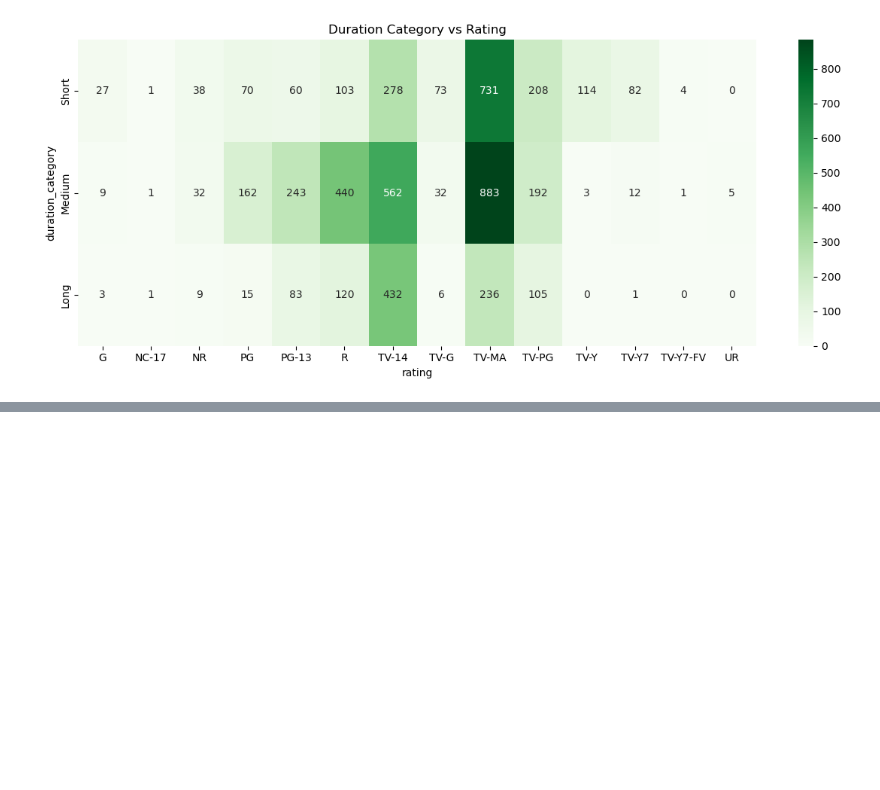
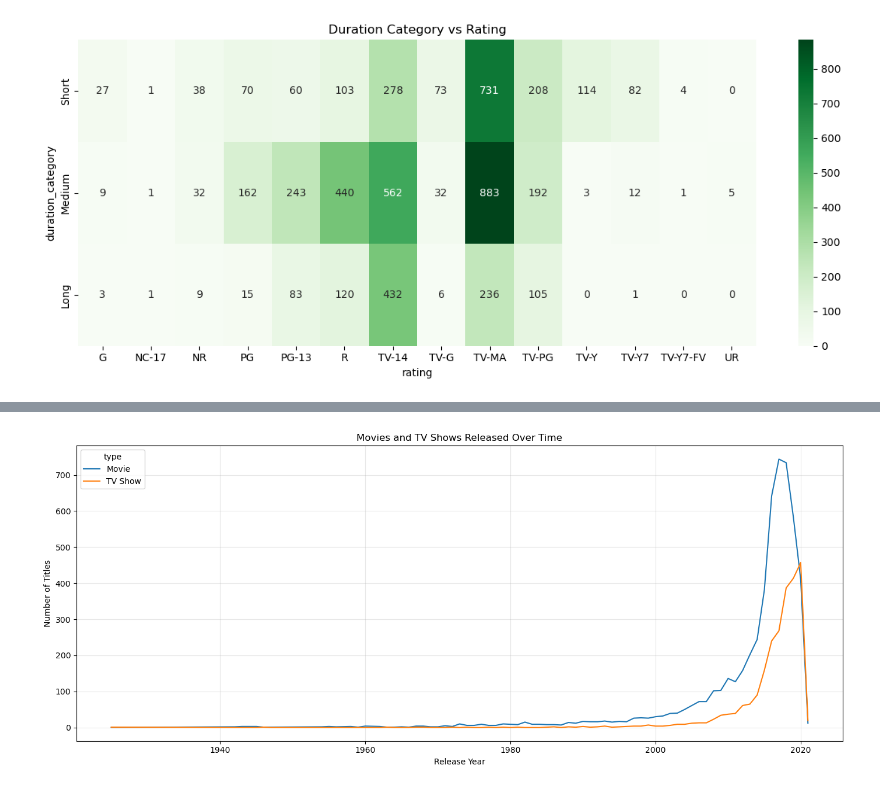
Before and after one commit to aryandhiman01/Netflix_Content_Intelligence, a Jupyter notebook: task.ipynb, the cells around one changed output, grey strips where cells are left out. Cells and saved outputs as stored; diff of their text form; code cells hidden in the pictures; blank space fills up the shorter version.

```diff
--- a/task.ipynb
+++ b/task.ipynb
@@ -2135,3 +2135,13 @@ plt.show()
 [figure]
 # %%
 # Analysis 5 — Content Type vs Release Year
+year_type = (
+    df_clean
+    .groupby(
+        ["release_year","type"]
+    )
+    .size()
+    .unstack(fill_value=0)
+)
+
+year_type.tail()
@@ -2137,0 +2156,18 @@ plt.show()
+# %%
+plt.figure(figsize=(14,6))
+
+year_type.plot(ax=plt.gca())
+
+plt.title("Movies and TV Shows Released Over Time")
+
+plt.xlabel("Release Year")
+
+plt.ylabel("Number of Titles")
+
+plt.grid(alpha=0.3)
+
+plt.tight_layout()
+
+plt.show()
+# %% [output]
+[figure, added]
```
Also changed, not shown: parts of 6 cells of this notebook.
